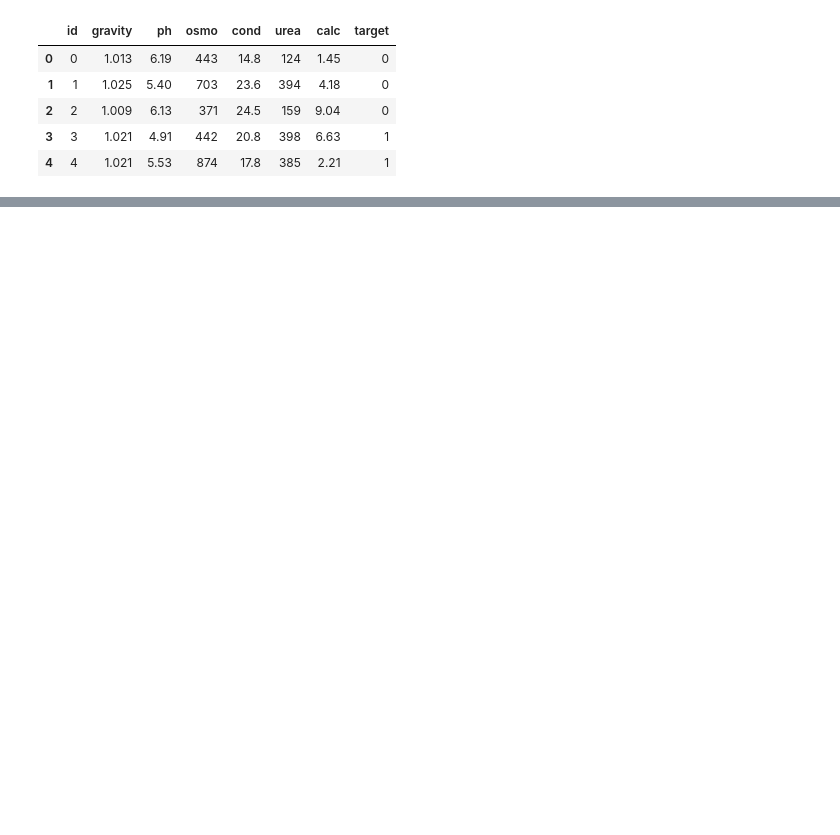
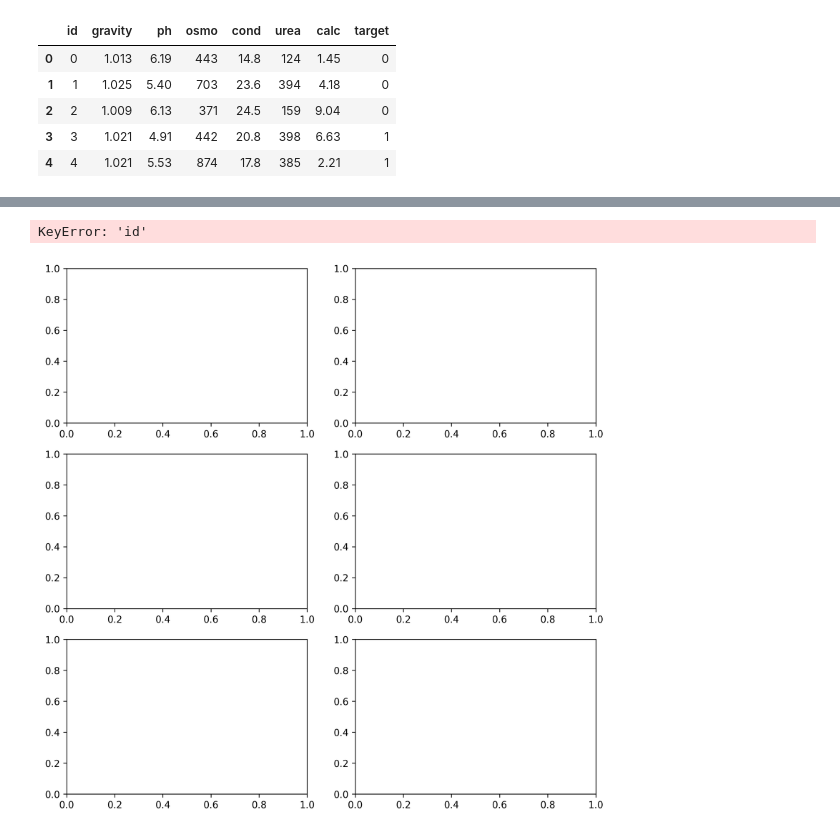
Before and after one commit to reese-quinto/DATA3402.Spring23, a Jupyter notebook: Kaggle/KC_sandbox01.ipynb, the cells around one changed output, grey strips where cells are left out. Drawn from its saved outputs; the diff is of its cells as text; code cells hidden in the pictures; blank space fills up the shorter version.

Commit message:
KC visualisation started

```diff
--- a/Kaggle/KC_sandbox01.ipynb
+++ b/Kaggle/KC_sandbox01.ipynb
@@ -21,3 +25,6 @@ train_file.head()
 | 2 | 2 | 1.009 | 6.13 | 371 | 24.5 | 159 | 9.04 | 0 |
 | 3 | 3 | 1.021 | 4.91 | 442 | 20.8 | 398 | 6.63 | 1 |
 | 4 | 4 | 1.021 | 5.53 | 874 | 17.8 | 385 | 2.21 | 1 |
+# %%
+test_file = pd.read_csv(r'test.csv')
+test_file.head()
@@ -23,0 +38,21 @@ train_file.head()
+# %%
+train_file.drop('id', axis = 1, inplace = True)
+test = test_file.drop('id', axis = 1)
+# %%
+fig, ax = plt.subplots(3, 2, figsize = (10, 10), dpi = 300)
+ax = ax.flatten()
+
+for i, column in enumerate(test_file.columns):
+    sns.kdeplot(train_file[column], color='red')
+    sns.kdeplot(test_file[column], color='blue')
+    #sns.kdeplot(orig_train[column], ax=ax[i], color=pal[1])
+
+    ax[i].set_title(f'{column} Distribution')
+    ax[i].set_xlabel(None)
+
+fig.suptitle('Distribution of Feature\nper Dataset\n', fontsize = 24, fontweight = 'bold')
+fig.legend(['Train', 'Test', 'Original Train'])
+plt.tight_layout()
+# %% [output]
+KeyError: 'id'
+[figure, added]
```
Also changed, not shown: parts of 2 cells of this notebook.
